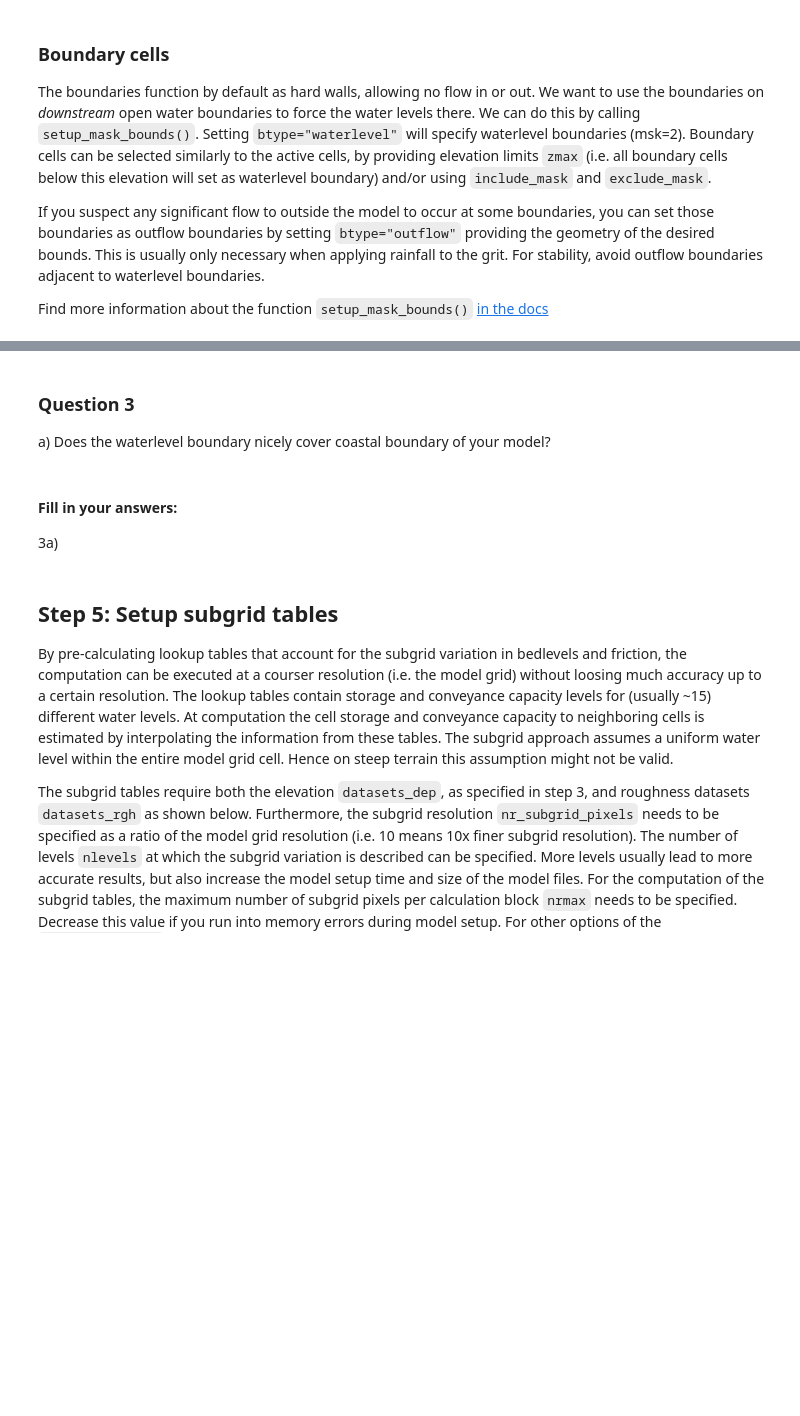
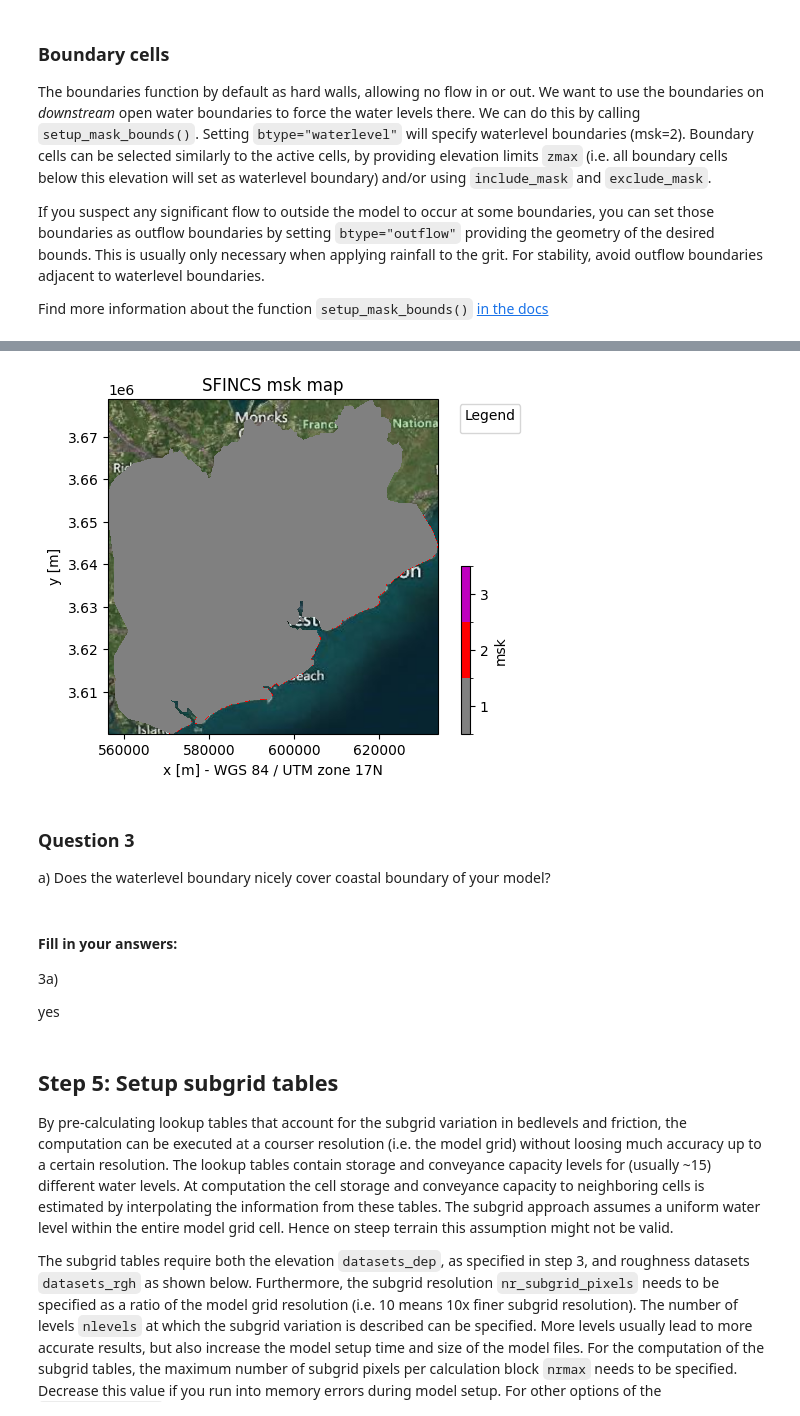
Before and after one commit to sd-59/Assignment_2_Coastal_flood_hazard_assessment-, a Jupyter notebook: notebooks/03_SFINCS_model_setup.ipynb, the cells around one changed output, grey strips where cells are left out. Saved outputs shown, nothing was run; the diff lists cells and outputs as text; code cells hidden in the pictures; blank space fills up the shorter version.

```diff
--- a/notebooks/03_SFINCS_model_setup.ipynb
+++ b/notebooks/03_SFINCS_model_setup.ipynb
@@ -396,8 +396,8 @@ Find more information about the function `setup_mask_bounds()` [in the docs](htt
 # Setup water level bounds
 
 # use either on of the following options:
-# zmax_bounds = <THE_MAX_WATERLEVEL>
-# waterlevel_mask_filename = Path('../models/YOUR_WATERLEVEL_MASK')
+zmax_bounds = 3
+waterlevel_mask_filename = Path('../model_domain/waterlevel_mask.geojson')
 
 # comment out a line to ignore the argument
 sf.setup_mask_bounds(
@@ -409,3 +409,4 @@ sf.setup_mask_bounds(
 
 # Inspect the updated mask. Mask value 2 means waterlevel boundary, mask value 3 means outflow boundary
 _ = sf.plot_basemap(variable="msk", bmap="sat", plot_bounds=False)
+# %% [output]
@@ -412,3 +414,4 @@ _ = sf.plot_basemap(variable="msk", bmap="sat", plot_bounds=False)
+[figure, added]
 # %% [markdown]
 ### Question 3
 
@@ -417,6 +420,8 @@ a) Does the waterlevel boundary nicely cover coastal boundary of your model?
 #### Fill in your answers:
 
 3a)
+
+yes
 # %% [markdown]
 ## **Step 5:** Setup subgrid tables
 
```
Also changed, not shown: parts of 2 cells of this notebook, 1 other file.
